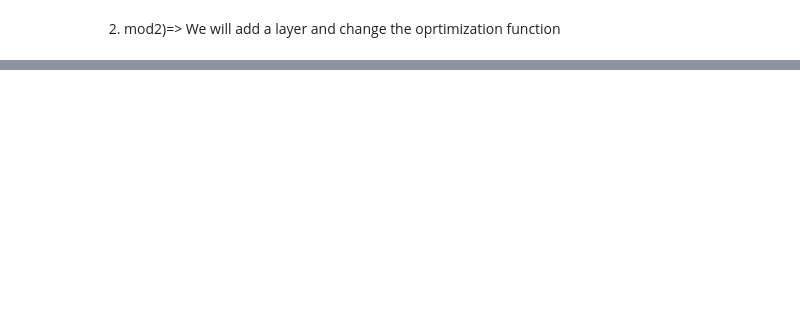
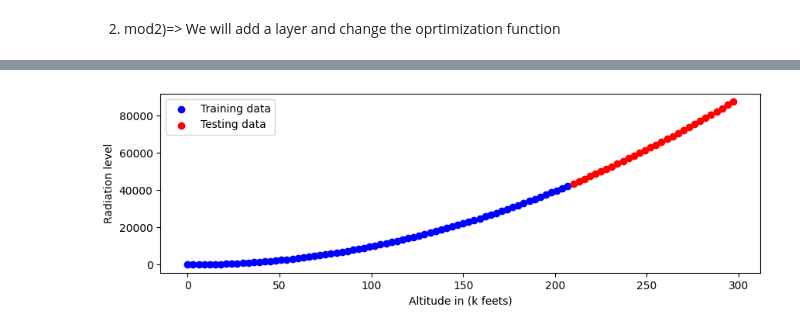
Before and after one commit to vrmaverick/Deeplearning_Tensorflow, a Jupyter notebook: Regression_NN.ipynb, the cells around one changed output, grey strips where cells are left out. Saved outputs shown, nothing was run; the diff lists cells and outputs as text; code cells hidden in the pictures; blank space fills up the shorter version.

Commit message:
Non linear Regression model with visualizations

```diff
--- a/Regression_NN.ipynb
+++ b/Regression_NN.ipynb
@@ -206,0 +224,3 @@ actual :24
+# %%
+sample_X = tf.range(0,300,3)
+print(sample_X)
@@ -206,0 +235,3 @@ actual :24
+# %%
+sample_y= +25 - (3*sample_X) + (tf.math.square(sample_X))
+print(sample_y)
@@ -206,0 +256,7 @@ actual :24
+# %%
+X_train = sample_X[:70]
+X_test = sample_X[70:]
+y_train = sample_y[:70]
+y_test = sample_y[70:]
+print(f"{X_train}\n{X_test}\n\n")
+print(f"{y_train}\n{y_test}")
@@ -206,0 +281,9 @@ actual :24
+# %%
+plt.figure(figsize = (10,3))
+plt.scatter(X_train,y_train,c='b',label = "Training data")
+plt.scatter(X_test,y_test,c='r',label = "Testing data")
+plt.legend()
+plt.xlabel("Altitude in (k feets)")
+plt.ylabel("Radiation level");
+# %% [output]
+[figure, added]
```
Also changed, not shown: parts of 16 cells of this notebook.
